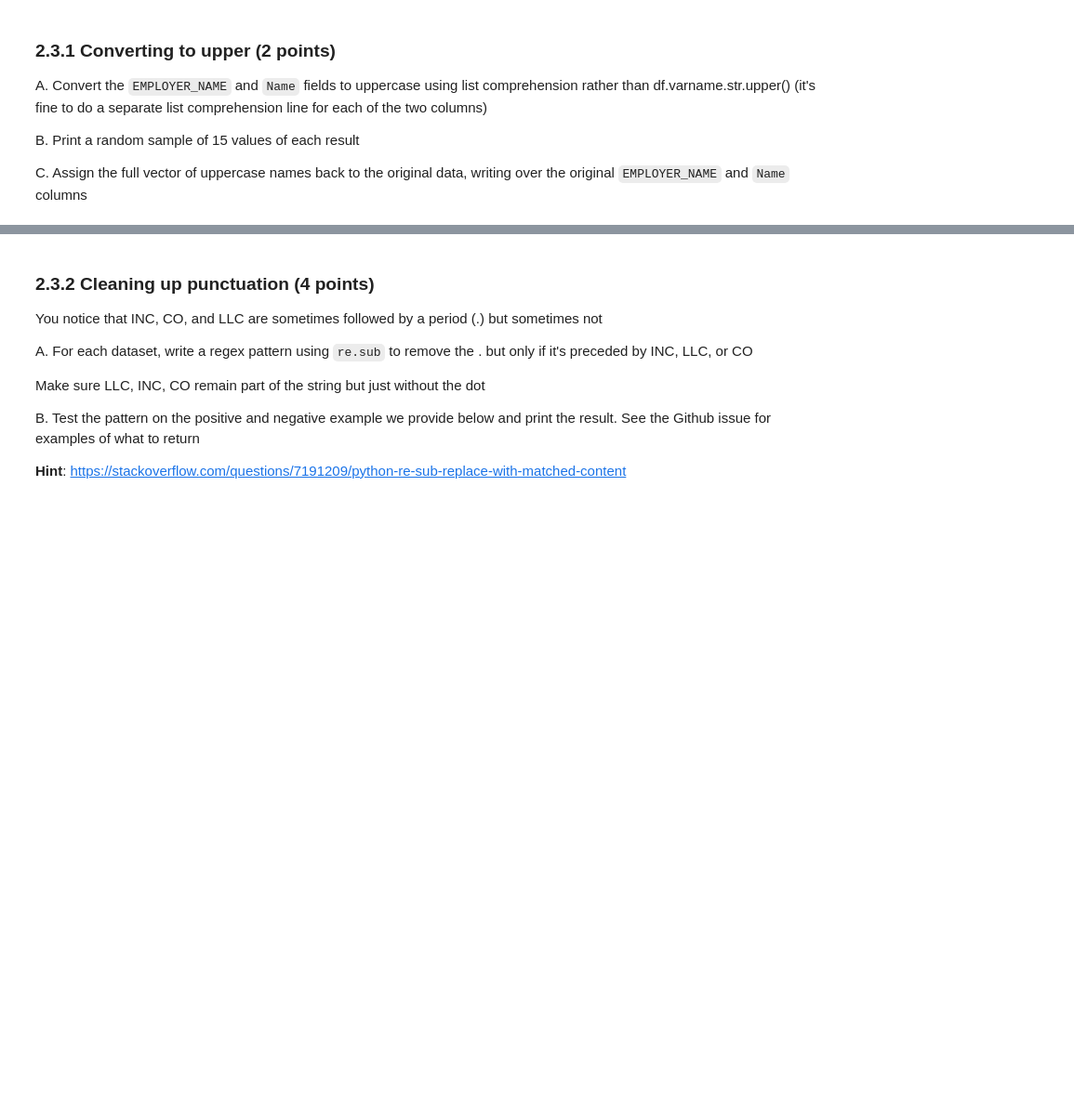
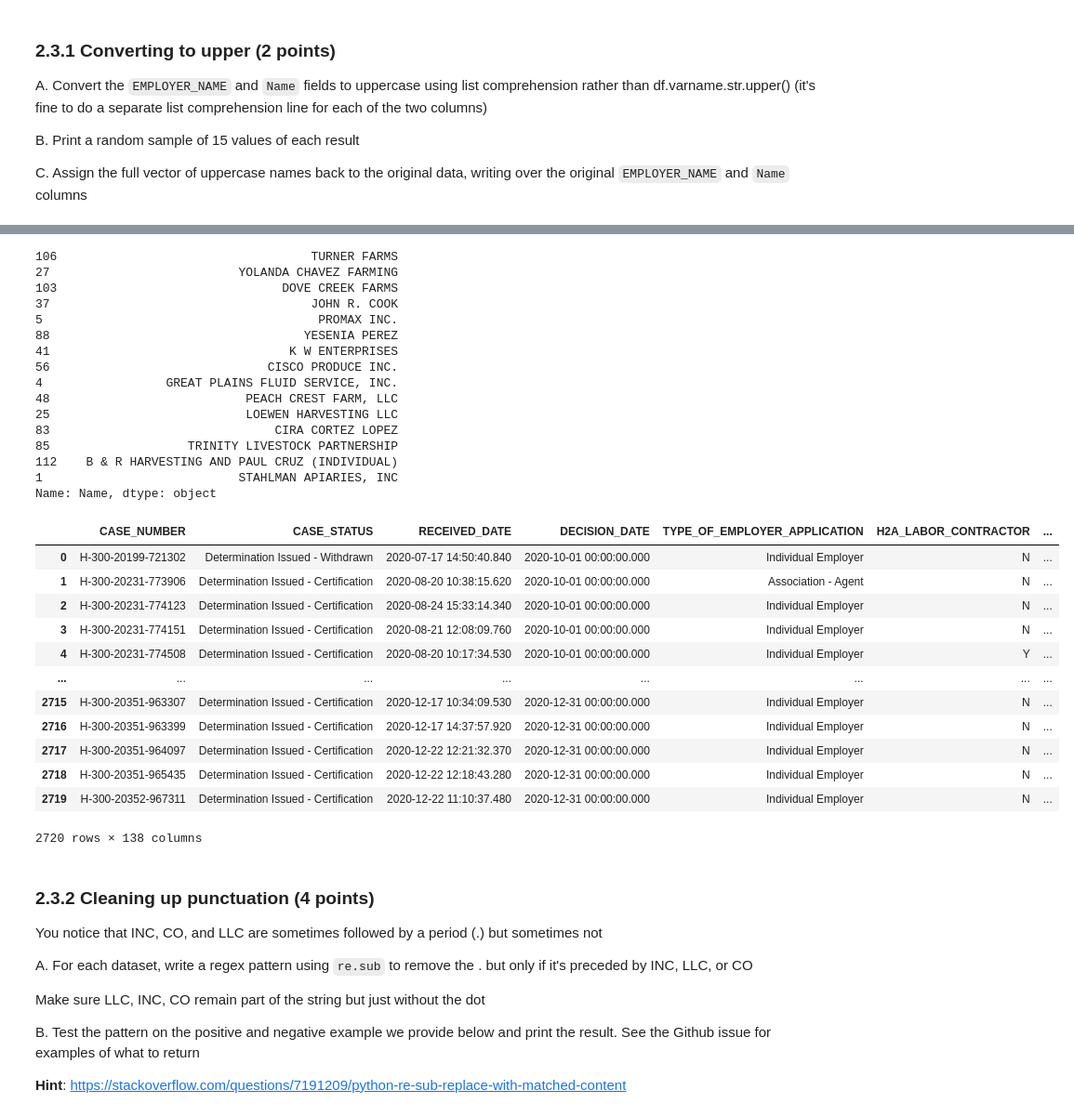
Before and after one commit to street-roberts/QSS20_S24, a Jupyter notebook: problemsets/pset2/pset2_blank.ipynb, the cells around one changed output, grey strips where cells are left out. Shown at 93% size. Drawn from its saved outputs; the diff is of its cells as text; code cells hidden in the pictures; blank space fills up the shorter version.

```diff
--- a/problemsets/pset2/pset2_blank.ipynb
+++ b/problemsets/pset2/pset2_blank.ipynb
@@ -251,0 +194,26 @@ Call the resulting dataframe `debar_clean` and print the shape and # of unique e
+# %%
+# part A
+mult_debar_wide["is_dup"] = (mult_debar_wide["start_date_viol1"] == mult_debar_wide["start_date_viol2"])
+
+# part B
+
+duplicate_indices = mult_debar_wide[mult_debar_wide["is_dup"]].index.to_list()
+duplicates_indicator = debar_db[["Name", "City, State"]].apply(tuple, axis=1).isin(duplicate_indices)
+
+duplicate_rows = debar_db[duplicates_indicator]
+# duplicate_rows
+clean_rows = duplicate_rows.drop_duplicates(subset=["Name", "City, State"])
+# clean_rows
+
+non_duplicate_rows = debar_db[~duplicates_indicator]
+# non_duplicate_rows
+
+debar_clean = pd.concat((clean_rows, non_duplicate_rows), axis = 0)
+
+debar_clean
+
+# debar_clean = debar_clean.drop(columns = ["is_repeated"])
+# debar_clean
+
+debar_clean.shape
+debar_clean["Name"].nunique()
@@ -261,3 +245,7 @@ Since most of the bans have expired, we're going to see which of those employers
 Loading the `jobs_clean.csv` data stored in `pset4_inputdata`
 # %%
 # your code here to load the data
+
+jobs_db = pd.read_csv("pset2_inputdata/jobs.csv")
+
+jobs_db.head()
@@ -289,0 +292,15 @@ C. Assign the full vector of uppercase names back to the original data, writing
+# %%
+## insert your code to turn into uppercase here
+employer_name_uppercase = [x.upper() for x in jobs_db["EMPLOYER_NAME"]]
+
+name_uppercase = [x.upper() for x in debar_clean["Name"]]
+
+
+# print sample of 15
+jobs_db.EMPLOYER_NAME.sample(n = 15)
+debar_clean.Name.sample(n = 15)
+
+#
+jobs_db["EMPLOYER_NAME"] = employer_name_uppercase
+debar_clean["Name"] = name_uppercase
+# %% [output]
@@ -290,3 +323,32 @@ C. Assign the full vector of uppercase names back to the original data, writing
+106                                   TURNER FARMS
+27                          YOLANDA CHAVEZ FARMING
+103                               DOVE CREEK FARMS
+37                                    JOHN R. COOK
+5                                      PROMAX INC.
+88                                   YESENIA PEREZ
+41                                 K W ENTERPRISES
+56                              CISCO PRODUCE INC.
+4                 GREAT PLAINS FLUID SERVICE, INC.
+48                           PEACH CREST FARM, LLC
+25                           LOEWEN HARVESTING LLC
+83                               CIRA CORTEZ LOPEZ
+85                   TRINITY LIVESTOCK PARTNERSHIP
+112    B & R HARVESTING AND PAUL CRUZ (INDIVIDUAL)
+1                           STAHLMAN APIARIES, INC
+Name: Name, dtype: object
+|  | CASE_NUMBER | CASE_STATUS | RECEIVED_DATE | DECISION_DATE | TYPE_OF_EMPLOYER_APPLICATION | H2A_LABOR_CONTRACTOR | ... |
+| 0 | H-300-20199-721302 | Determination Issued - Withdrawn | 2020-07-17 14:50:40.840 | 2020-10-01 00:00:00.000 | Individual Employer | N | ... |
+| 1 | H-300-20231-773906 | Determination Issued - Certification | 2020-08-20 10:38:15.620 | 2020-10-01 00:00:00.000 | Association - Agent | N | ... |
+| 2 | H-300-20231-774123 | Determination Issued - Certification | 2020-08-24 15:33:14.340 | 2020-10-01 00:00:00.000 | Individual Employer | N | ... |
+| 3 | H-300-20231-774151 | Determination Issued - Certification | 2020-08-21 12:08:09.760 | 2020-10-01 00:00:00.000 | Individual Employer | N | ... |
+| 4 | H-300-20231-774508 | Determination Issued - Certification | 2020-08-20 10:17:34.530 | 2020-10-01 00:00:00.000 | Individual Employer | Y | ... |
+| ... | ... | ... | ... | ... | ... | ... | ... |
+| 2715 | H-300-20351-963307 | Determination Issued - Certification | 2020-12-17 10:34:09.530 | 2020-12-31 00:00:00.000 | Individual Employer | N | ... |
+| 2716 | H-300-20351-963399 | Determination Issued - Certification | 2020-12-17 14:37:57.920 | 2020-12-31 00:00:00.000 | Individual Employer | N | ... |
+| 2717 | H-300-20351-964097 | Determination Issued - Certification | 2020-12-22 12:21:32.370 | 2020-12-31 00:00:00.000 | Individual Employer | N | ... |
+| 2718 | H-300-20351-965435 | Determination Issued - Certification | 2020-12-22 12:18:43.280 | 2020-12-31 00:00:00.000 | Individual Employer | N | ... |
+| 2719 | H-300-20352-967311 | Determination Issued - Certification | 2020-12-22 11:10:37.480 | 2020-12-31 00:00:00.000 | Individual Employer | N | ... |
+2720 rows × 138 columns
 # %%
 ## insert your code for the random sample
 # %%
```
Also changed, not shown: parts of 18 cells of this notebook, 1 other file.
